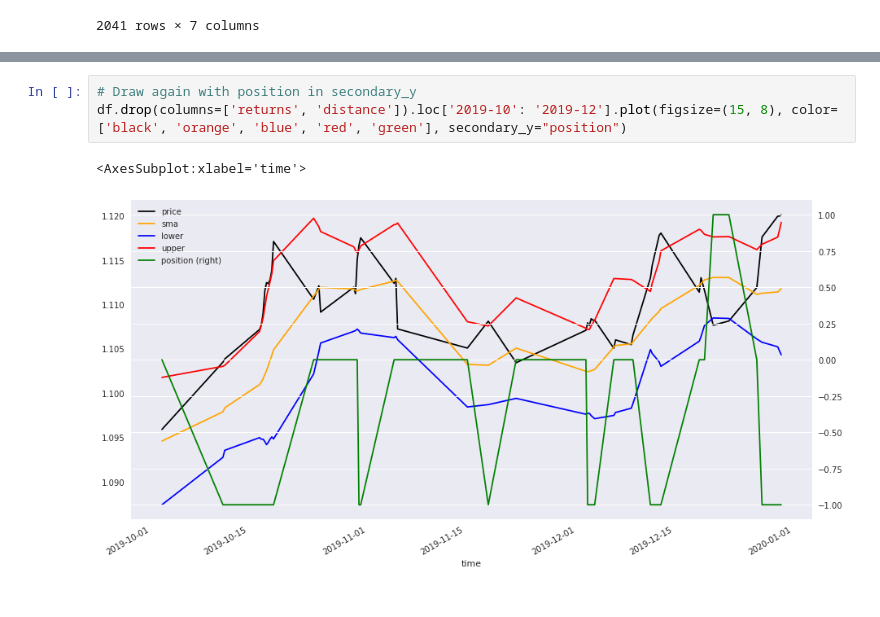
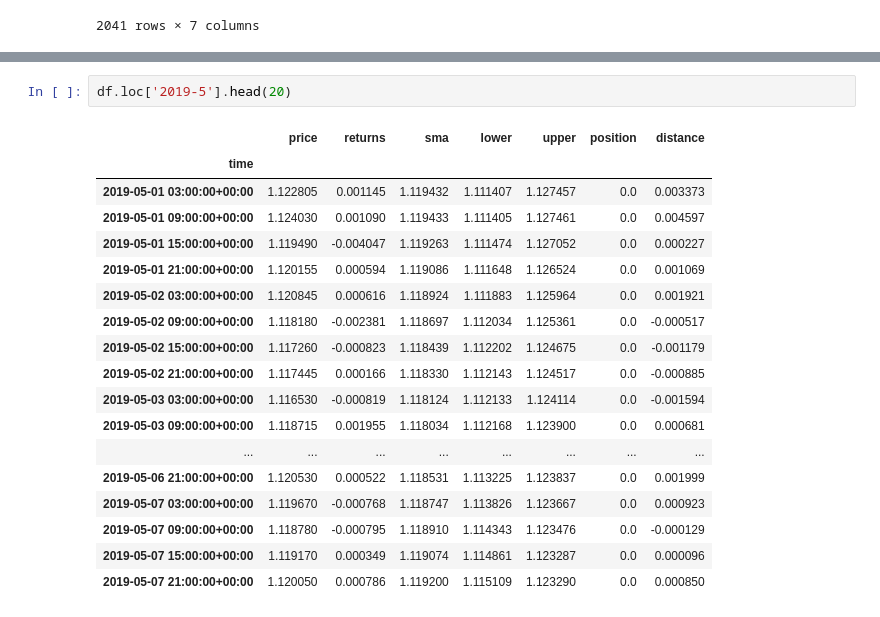
Before and after one commit to sidhlee/data-science-and-machine-learning, a Jupyter notebook: courses/algo-trade-a-z/part3_defining-and-testing-trading-strategies/04_mean-reversion-strategies.ipynb, the cells around one changed output, grey strips where cells are left out. Cells and saved outputs as stored; diff of their text form.

```diff
--- a/courses/algo-trade-a-z/part3_defining-and-testing-trading-strategies/04_mean-reversion-strategies.ipynb
+++ b/courses/algo-trade-a-z/part3_defining-and-testing-trading-strategies/04_mean-reversion-strategies.ipynb
@@ -265,7 +268,22 @@ df.position.value_counts().div(len(df)).round(2)
 Name: position, dtype: float64
-# %%
-# Draw again with position in secondary_y
-df.drop(columns=['returns', 'distance']).loc['2019-10': '2019-12'].plot(figsize=(15, 8), color=['black', 'orange', 'blue', 'red', 'green'], secondary_y="position")
-# %% [output]
-<AxesSubplot:xlabel='time'>
-[figure, removed]
+# %%
+df.loc['2019-5'].head(20)
+# %% [output]
+|  | price | returns | sma | lower | upper | position | distance |
+| time |  |  |  |  |  |  |  |
+| 2019-05-01 03:00:00+00:00 | 1.122805 | 0.001145 | 1.119432 | 1.111407 | 1.127457 | 0.0 | 0.003373 |
+| 2019-05-01 09:00:00+00:00 | 1.124030 | 0.001090 | 1.119433 | 1.111405 | 1.127461 | 0.0 | 0.004597 |
+| 2019-05-01 15:00:00+00:00 | 1.119490 | -0.004047 | 1.119263 | 1.111474 | 1.127052 | 0.0 | 0.000227 |
+| 2019-05-01 21:00:00+00:00 | 1.120155 | 0.000594 | 1.119086 | 1.111648 | 1.126524 | 0.0 | 0.001069 |
+| 2019-05-02 03:00:00+00:00 | 1.120845 | 0.000616 | 1.118924 | 1.111883 | 1.125964 | 0.0 | 0.001921 |
+| 2019-05-02 09:00:00+00:00 | 1.118180 | -0.002381 | 1.118697 | 1.112034 | 1.125361 | 0.0 | -0.000517 |
+| 2019-05-02 15:00:00+00:00 | 1.117260 | -0.000823 | 1.118439 | 1.112202 | 1.124675 | 0.0 | -0.001179 |
+| 2019-05-02 21:00:00+00:00 | 1.117445 | 0.000166 | 1.118330 | 1.112143 | 1.124517 | 0.0 | -0.000885 |
+| 2019-05-03 03:00:00+00:00 | 1.116530 | -0.000819 | 1.118124 | 1.112133 | 1.124114 | 0.0 | -0.001594 |
+| 2019-05-03 09:00:00+00:00 | 1.118715 | 0.001955 | 1.118034 | 1.112168 | 1.123900 | 0.0 | 0.000681 |
+| ... | ... | ... | ... | ... | ... | ... | ... |
+| 2019-05-06 21:00:00+00:00 | 1.120530 | 0.000522 | 1.118531 | 1.113225 | 1.123837 | 0.0 | 0.001999 |
+| 2019-05-07 03:00:00+00:00 | 1.119670 | -0.000768 | 1.118747 | 1.113826 | 1.123667 | 0.0 | 0.000923 |
+| 2019-05-07 09:00:00+00:00 | 1.118780 | -0.000795 | 1.118910 | 1.114343 | 1.123476 | 0.0 | -0.000129 |
+| 2019-05-07 15:00:00+00:00 | 1.119170 | 0.000349 | 1.119074 | 1.114861 | 1.123287 | 0.0 | 0.000096 |
+| 2019-05-07 21:00:00+00:00 | 1.120050 | 0.000786 | 1.119200 | 1.115109 | 1.123290 | 0.0 | 0.000850 |
```
Also changed, not shown: parts of 7 cells of this notebook.
